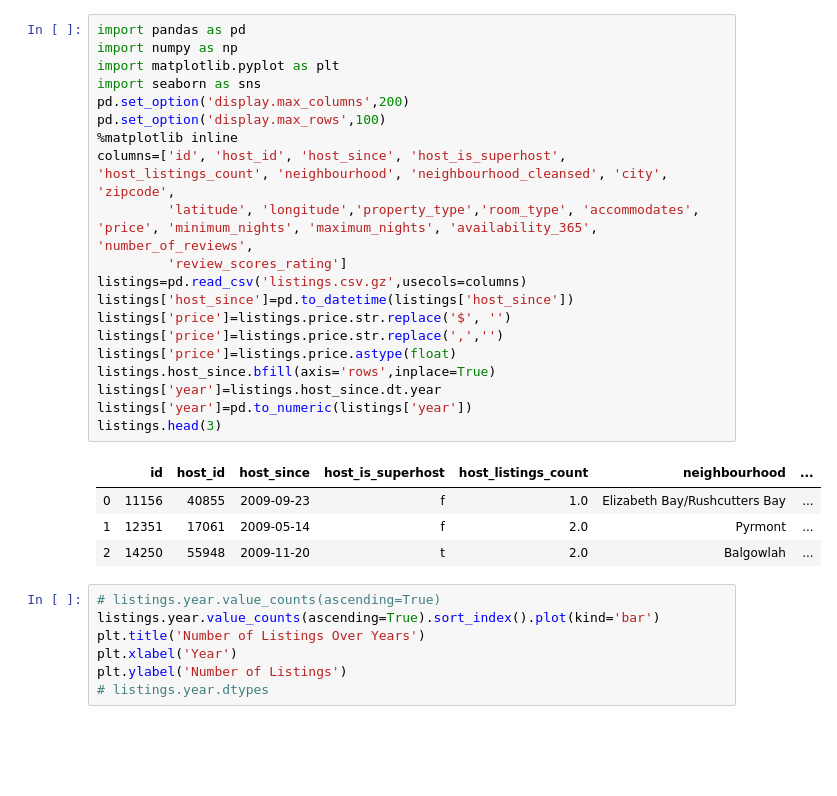
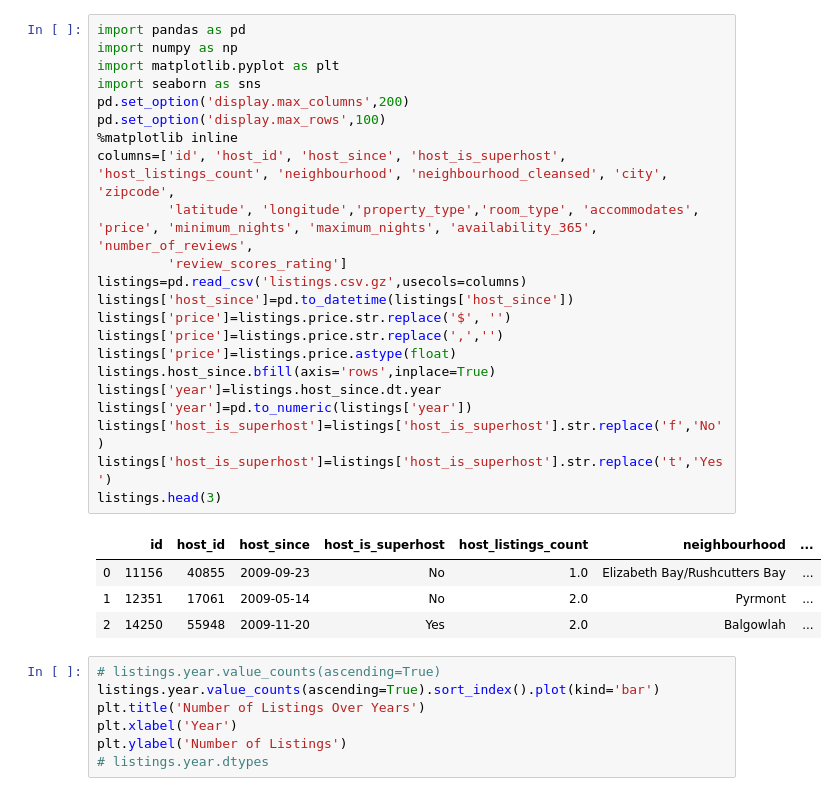
Before and after one commit to khwajajalal/Capstone2, a Jupyter notebook: Listings.ipynb, the cells around one changed output. Saved outputs shown, nothing was run; the diff lists cells and outputs as text; blank space fills up the shorter version.

```diff
--- a/Listings.ipynb
+++ b/Listings.ipynb
@@ -1,28 +1,30 @@
 # %%
 import pandas as pd
 import numpy as np
 import matplotlib.pyplot as plt
 import seaborn as sns
 pd.set_option('display.max_columns',200)
 pd.set_option('display.max_rows',100)
 %matplotlib inline
 columns=['id', 'host_id', 'host_since', 'host_is_superhost',  'host_listings_count', 'neighbourhood', 'neighbourhood_cleansed', 'city', 'zipcode',
          'latitude', 'longitude','property_type','room_type', 'accommodates', 'price', 'minimum_nights', 'maximum_nights', 'availability_365', 'number_of_reviews',
          'review_scores_rating']
 listings=pd.read_csv('listings.csv.gz',usecols=columns)
 listings['host_since']=pd.to_datetime(listings['host_since'])
 listings['price']=listings.price.str.replace('$', '')
 listings['price']=listings.price.str.replace(',','')
 listings['price']=listings.price.astype(float)
 listings.host_since.bfill(axis='rows',inplace=True)
 listings['year']=listings.host_since.dt.year
 listings['year']=pd.to_numeric(listings['year'])
+listings['host_is_superhost']=listings['host_is_superhost'].str.replace('f','No')
+listings['host_is_superhost']=listings['host_is_superhost'].str.replace('t','Yes')
 listings.head(3)
 # %% [output]
 |  | id | host_id | host_since | host_is_superhost | host_listings_count | neighbourhood | ... |
-| 0 | 11156 | 40855 | 2009-09-23 | f | 1.0 | Elizabeth Bay/Rushcutters Bay | ... |
-| 1 | 12351 | 17061 | 2009-05-14 | f | 2.0 | Pyrmont | ... |
-| 2 | 14250 | 55948 | 2009-11-20 | t | 2.0 | Balgowlah | ... |
+| 0 | 11156 | 40855 | 2009-09-23 | No | 1.0 | Elizabeth Bay/Rushcutters Bay | ... |
+| 1 | 12351 | 17061 | 2009-05-14 | No | 2.0 | Pyrmont | ... |
+| 2 | 14250 | 55948 | 2009-11-20 | Yes | 2.0 | Balgowlah | ... |
 # %%
 # listings.year.value_counts(ascending=True)
 listings.year.value_counts(ascending=True).sort_index().plot(kind='bar')
```
Also changed, not shown: parts of 18 cells of this notebook.
